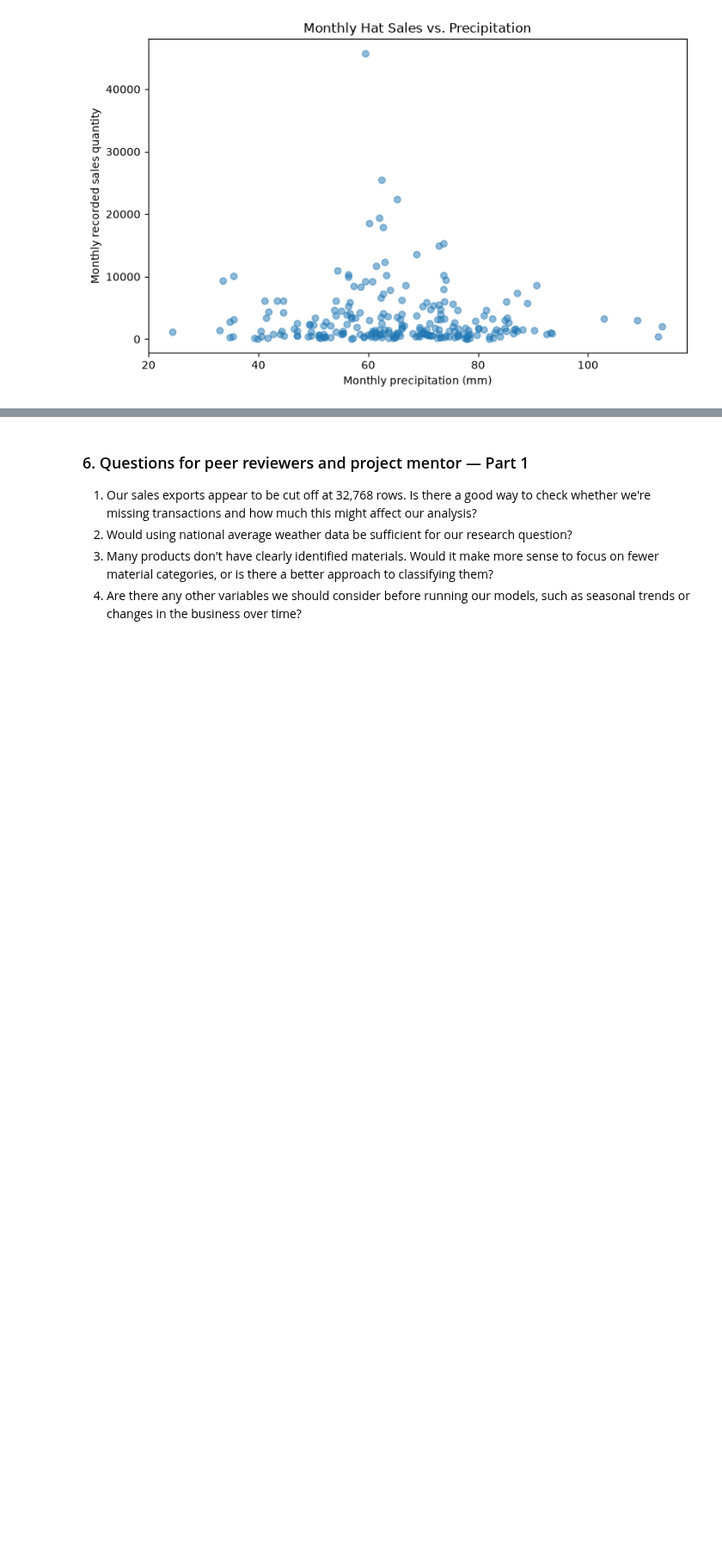
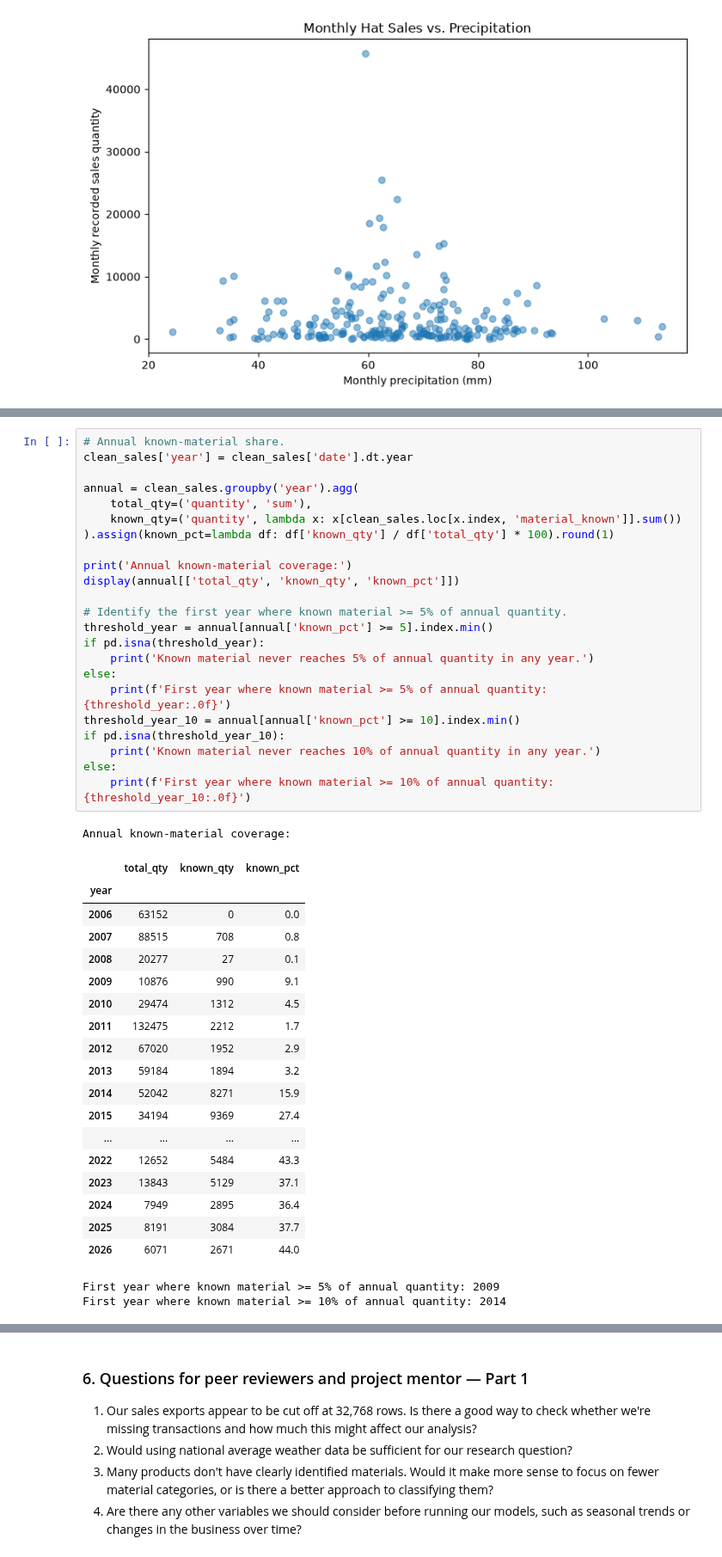
Before and after one commit to bobbybotbop/INFO2950, a Jupyter notebook: phase2.ipynb, the cells around one changed output, grey strips where cells are left out. Shown at 86% size. Drawn from its saved outputs; the diff is of its cells as text; blank space fills up the shorter version.

```diff
--- a/phase2.ipynb
+++ b/phase2.ipynb
@@ -688,0 +735,45 @@ Based on these findings, we're keeping our original research question but clarif
+# %%
+# Annual known-material share.
+clean_sales['year'] = clean_sales['date'].dt.year
+
+annual = clean_sales.groupby('year').agg(
+    total_qty=('quantity', 'sum'),
+    known_qty=('quantity', lambda x: x[clean_sales.loc[x.index, 'material_known']].sum())
+).assign(known_pct=lambda df: df['known_qty'] / df['total_qty'] * 100).round(1)
+
+print('Annual known-material coverage:')
+display(annual[['total_qty', 'known_qty', 'known_pct']])
+
+# Identify the first year where known material >= 5% of annual quantity.
+threshold_year = annual[annual['known_pct'] >= 5].index.min()
+if pd.isna(threshold_year):
+    print('Known material never reaches 5% of annual quantity in any year.')
+else:
+    print(f'First year where known material >= 5% of annual quantity: {threshold_year:.0f}')
+threshold_year_10 = annual[annual['known_pct'] >= 10].index.min()
+if pd.isna(threshold_year_10):
+    print('Known material never reaches 10% of annual quantity in any year.')
+else:
+    print(f'First year where known material >= 10% of annual quantity: {threshold_year_10:.0f}')
+# %% [output]
+Annual known-material coverage:
+|  | total_qty | known_qty | known_pct |
+| year |  |  |  |
+| 2006 | 63152 | 0 | 0.0 |
+| 2007 | 88515 | 708 | 0.8 |
+| 2008 | 20277 | 27 | 0.1 |
+| 2009 | 10876 | 990 | 9.1 |
+| 2010 | 29474 | 1312 | 4.5 |
+| 2011 | 132475 | 2212 | 1.7 |
+| 2012 | 67020 | 1952 | 2.9 |
+| 2013 | 59184 | 1894 | 3.2 |
+| 2014 | 52042 | 8271 | 15.9 |
+| 2015 | 34194 | 9369 | 27.4 |
+| ... | ... | ... | ... |
+| 2022 | 12652 | 5484 | 43.3 |
+| 2023 | 13843 | 5129 | 37.1 |
+| 2024 | 7949 | 2895 | 36.4 |
+| 2025 | 8191 | 3084 | 37.7 |
+| 2026 | 6071 | 2671 | 44.0 |
+First year where known material >= 5% of annual quantity: 2009
+First year where known material >= 10% of annual quantity: 2014
```
Also changed, not shown: parts of 9 cells of this notebook.
